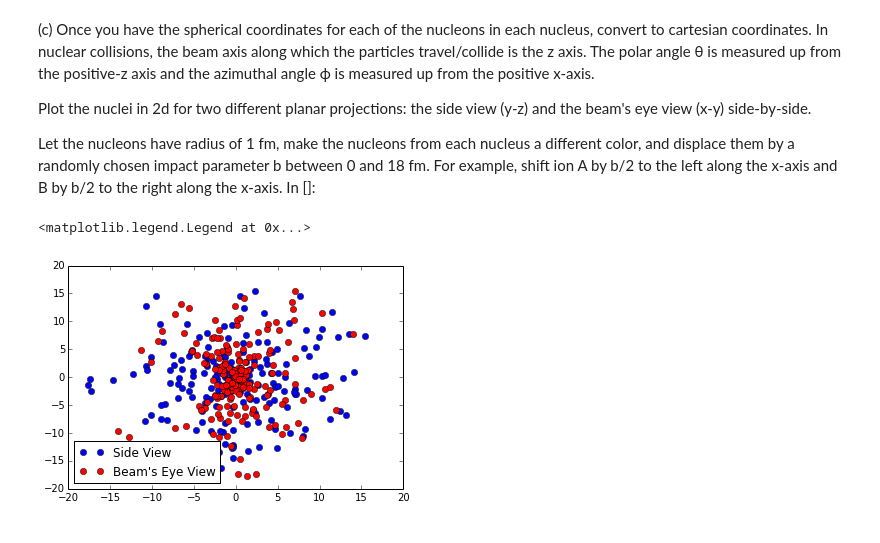
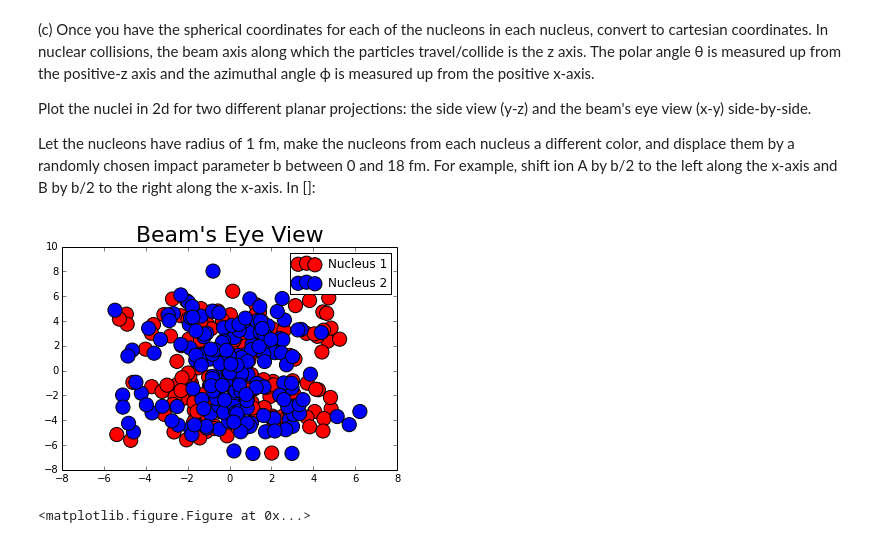
Before and after one commit to jpizagui/PHYS202-S14, a Jupyter notebook: SciPy/RandomAndMCExercises.ipynb, the cells around one changed output. Drawn from its saved outputs; the diff is of its cells as text; code cells hidden in the pictures.

```diff
--- a/SciPy/RandomAndMCExercises.ipynb
+++ b/SciPy/RandomAndMCExercises.ipynb
@@ -154,7 +162,7 @@ w = 0
 a = .535
 
 p = lambda r: p0/(1+e**((r-R)/a))
-p2 = lambda r: r**2*p0/(1+e**((r-R)/a))
+p2 = lambda r: (r**2)*(p0/(1+e**((r-R)/a)))
 
 r = linspace(0,18,197,endpoint=True)
 plt.plot(r,p(r),label="Density")
@@ -193,9 +201,16 @@ def distribute1D(x,prob,N):
         xsamples[i] = x[CDF.searchsorted(r)]
     return xsamples
 
-xsamples = distribute1D(r,p2(r),197)
+rsamples = distribute1D(r,p2(r),197)
+rsamples2 = distribute1D(r,p2(r),197)
+
 #print xsamples
 phi = np.random.random_sample(197)*np.pi*2
-print phi
+#print phi
 v = np.random.random_sample(197)
 theta = np.arccos(2*v-1)
+
+phi2 = np.random.random_sample(197)*np.pi*2
+#print phi
+v2 = np.random.random_sample(197)
+theta2 = np.arccos(2*v2-1)
@@ -226,14 +223,24 @@ Plot the nuclei in 2d for two different planar projections: the side view (y-z)
 
 Let the nucleons have radius of 1 fm, make the nucleons from each nucleus a different color, and displace them by a randomly chosen impact parameter b between 0 and 18 fm. For example, shift ion A by b/2 to the left along the x-axis and B by b/2 to the right along the x-axis.
 In []:
-# %%
-x = r*sin(phi)*cos(theta)
-y = r*sin(phi)*sin(theta)
-z = r*cos(theta)
-
-plt.plot(y,z,'bo',label="Side View")
-plt.plot(x,y,'ro',label="Beam's Eye View")
-plt.legend(loc="best")
-# %% [output]
-<matplotlib.legend.Legend at 0x...>
-[figure, removed]
+# %%
+x = rsamples*sin(phi)*cos(theta)
+y = rsamples*sin(phi)*sin(theta)
+z = rsamples*cos(theta)
+
+x2 = rsamples2*sin(phi2)*cos(theta2)
+y2 = rsamples2*sin(phi2)*sin(theta2)
+z2 = rsamples2*cos(theta2)
+
+
+b = np.random.randint(0,19)
+b=0
+plt.scatter(x+b/2,y,c='r',label="Nucleus 1",s=200)
+plt.scatter(x2-b/2,y2,c='b',label="Nucleus 2",s=200)
+plt.legend(loc="best")
+plt.title("Beam's Eye View",size=22)
+plt.figure(figsize=(64, 48), dpi=80)
+show()
+# %% [output]
+[figure, added]
+<matplotlib.figure.Figure at 0x...>
```
Also changed, not shown: parts of 10 cells of this notebook.
